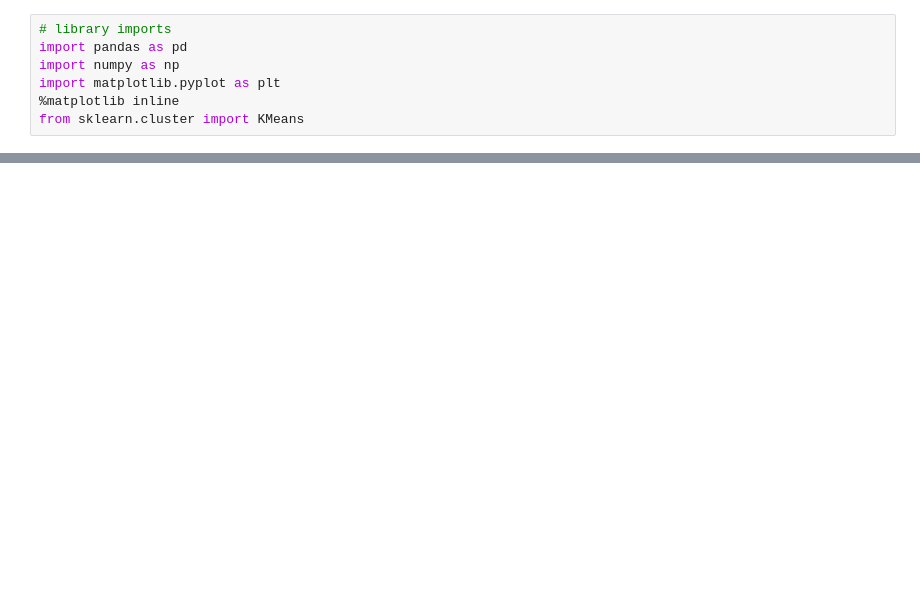
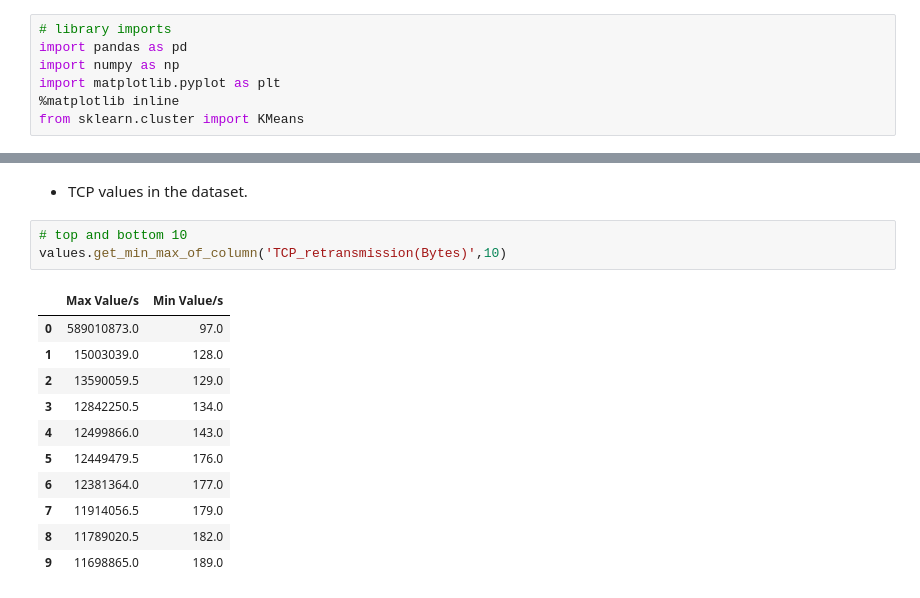
Before and after one commit to khaiyra/TellCo-Analysis, a Jupyter notebook: notebooks/Experience-Analytics.ipynb, the cells around one changed output, grey strips where cells are left out. Saved outputs shown, nothing was run; the diff lists cells and outputs as text; blank space fills up the shorter version.

```diff
--- a/notebooks/Experience-Analytics.ipynb
+++ b/notebooks/Experience-Analytics.ipynb
@@ -50,0 +151,17 @@ def standardize_column(self, column: str) -> pd.DataFrame:
+# %% [markdown]
+* TCP values in the dataset.
+# %%
+# top and bottom 10
+values.get_min_max_of_column('TCP_retransmission(Bytes)',10)
+# %% [output]
+|  | Max Value/s | Min Value/s |
+| 0 | 589010873.0 | 97.0 |
+| 1 | 15003039.0 | 128.0 |
+| 2 | 13590059.5 | 129.0 |
+| 3 | 12842250.5 | 134.0 |
+| 4 | 12499866.0 | 143.0 |
+| 5 | 12449479.5 | 176.0 |
+| 6 | 12381364.0 | 177.0 |
+| 7 | 11914056.5 | 179.0 |
+| 8 | 11789020.5 | 182.0 |
+| 9 | 11698865.0 | 189.0 |
```
Also changed, not shown: parts of 35 cells of this notebook.
